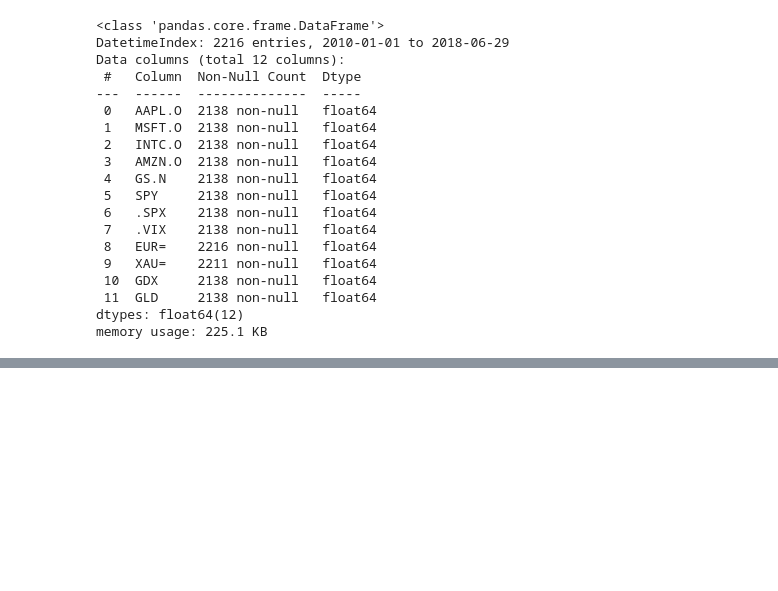
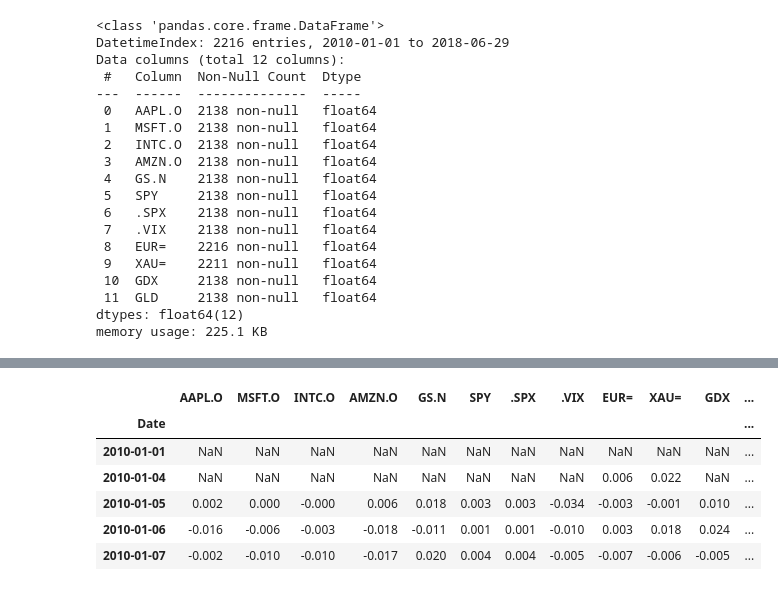
Before and after one commit to mus514/Quant-with-Python, a Jupyter notebook: financial_time_series.ipynb, the cells around one changed output, grey strips where cells are left out. Saved outputs shown, nothing was run; the diff lists cells and outputs as text; code cells hidden in the pictures; blank space fills up the shorter version.

```diff
--- a/financial_time_series.ipynb
+++ b/financial_time_series.ipynb
@@ -81,0 +135,10 @@ GLD SPDR Gold Trust
+# %%
+data.pct_change().round(3).head()
+# %% [output]
+|  | AAPL.O | MSFT.O | INTC.O | AMZN.O | GS.N | SPY | .SPX | .VIX | EUR= | XAU= | GDX | ... |
+| Date |  |  |  |  |  |  |  |  |  |  |  | ... |
+| 2010-01-01 | NaN | NaN | NaN | NaN | NaN | NaN | NaN | NaN | NaN | NaN | NaN | ... |
+| 2010-01-04 | NaN | NaN | NaN | NaN | NaN | NaN | NaN | NaN | 0.006 | 0.022 | NaN | ... |
+| 2010-01-05 | 0.002 | 0.000 | -0.000 | 0.006 | 0.018 | 0.003 | 0.003 | -0.034 | -0.003 | -0.001 | 0.010 | ... |
+| 2010-01-06 | -0.016 | -0.006 | -0.003 | -0.018 | -0.011 | 0.001 | 0.001 | -0.010 | 0.003 | 0.018 | 0.024 | ... |
+| 2010-01-07 | -0.002 | -0.010 | -0.010 | -0.017 | 0.020 | 0.004 | 0.004 | -0.005 | -0.007 | -0.006 | -0.005 | ... |
```
Also changed, not shown: parts of 22 cells of this notebook, 1 other file.
